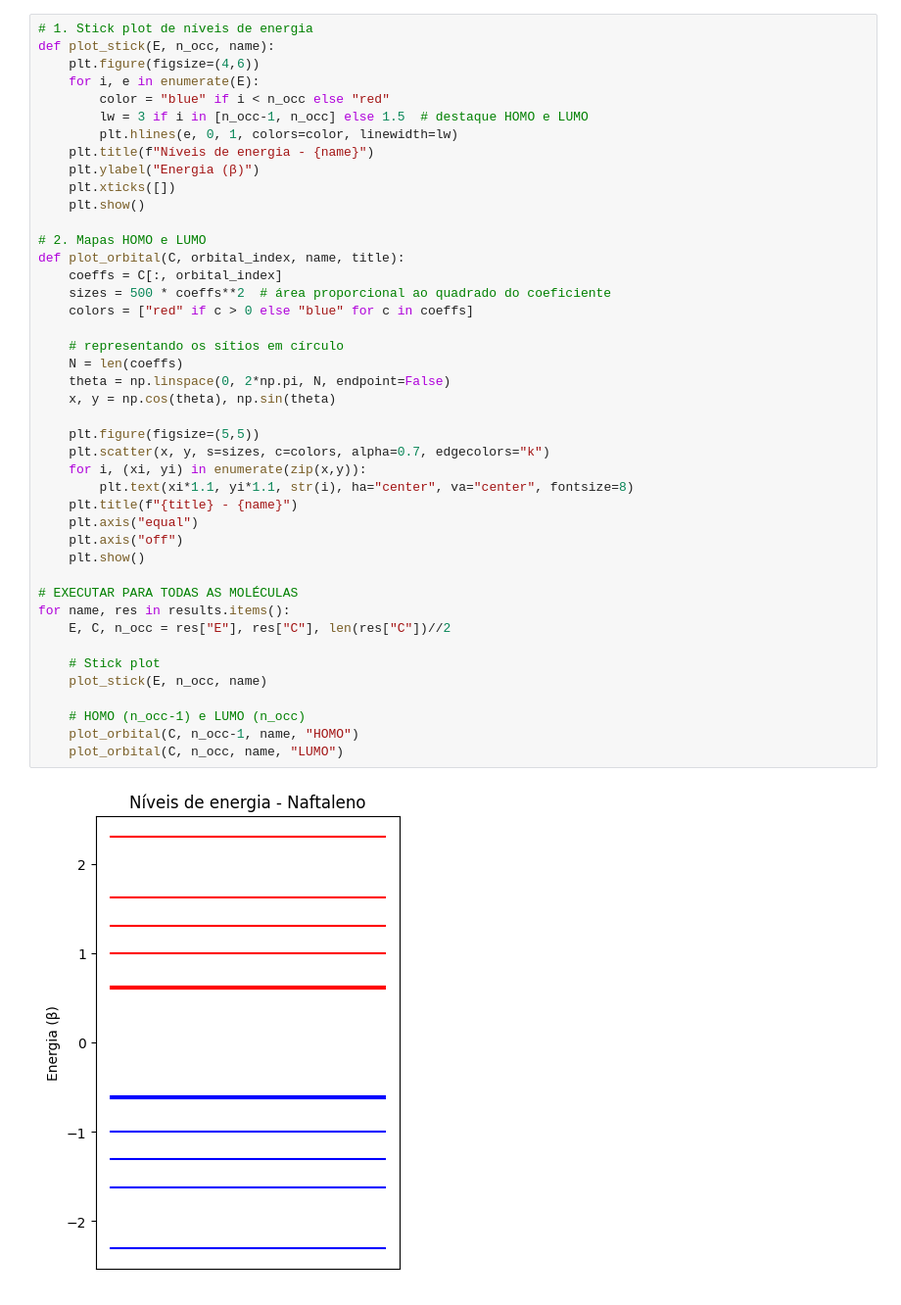
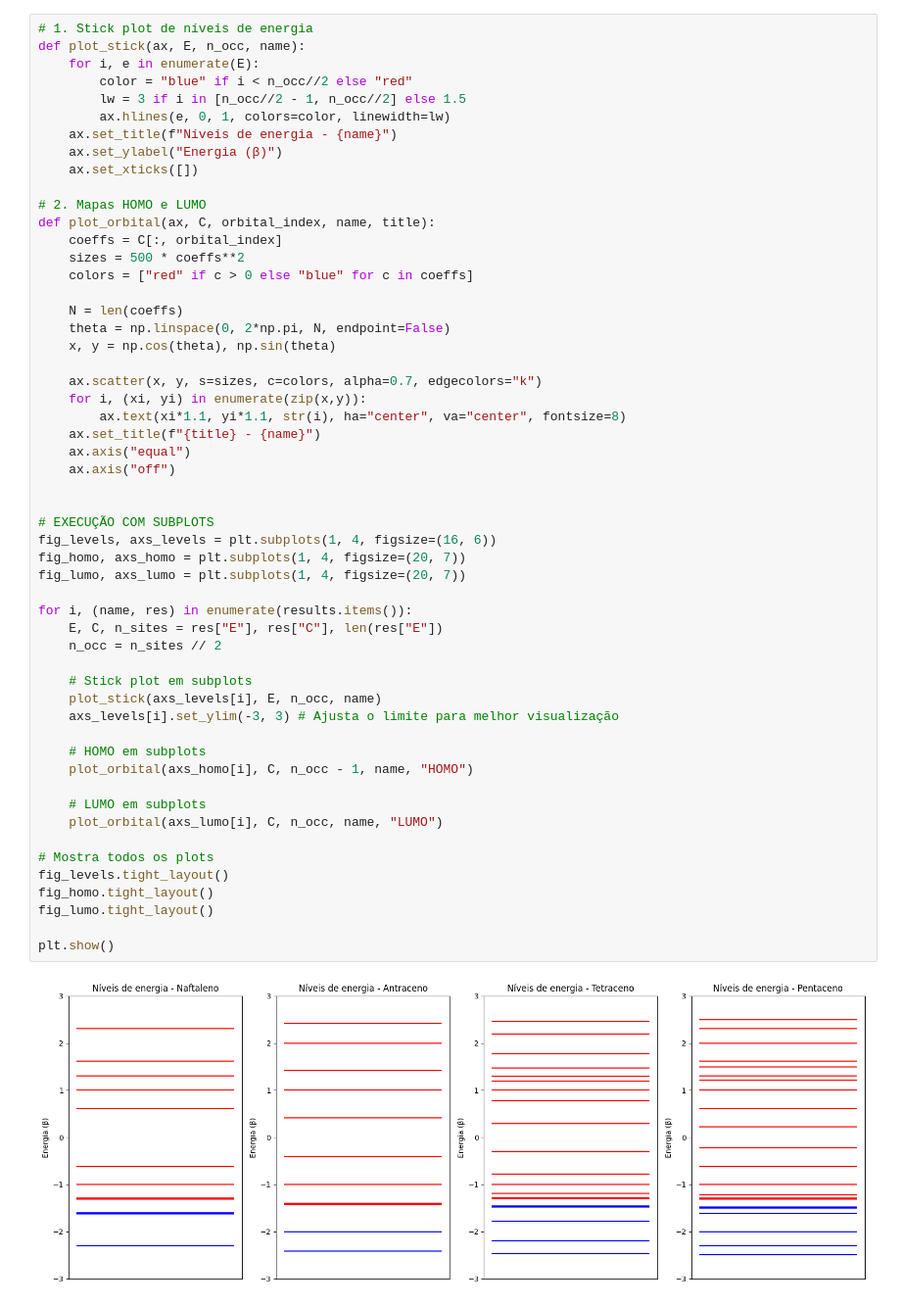
Before and after one commit to gabireisch/av8, a Jupyter notebook: av8.ipynb, the cells around one changed output. Shown: that part at 98% size. Saved outputs shown, nothing was run; the diff lists cells and outputs as text.

```diff
--- a/av8.ipynb
+++ b/av8.ipynb
@@ -389,45 +362,56 @@ Em termos químicos: quanto maior o aceno, mais **instável quimicamente** (gap
 # %%
 # 1. Stick plot de níveis de energia
-def plot_stick(E, n_occ, name):
-    plt.figure(figsize=(4,6))
+def plot_stick(ax, E, n_occ, name):
     for i, e in enumerate(E):
-        color = "blue" if i < n_occ else "red"
-        lw = 3 if i in [n_occ-1, n_occ] else 1.5  # destaque HOMO e LUMO
-        plt.hlines(e, 0, 1, colors=color, linewidth=lw)
-    plt.title(f"Níveis de energia - {name}")
-    plt.ylabel("Energia (β)")
-    plt.xticks([])
-    plt.show()
+        color = "blue" if i < n_occ//2 else "red"
+        lw = 3 if i in [n_occ//2 - 1, n_occ//2] else 1.5
+        ax.hlines(e, 0, 1, colors=color, linewidth=lw)
+    ax.set_title(f"Níveis de energia - {name}")
+    ax.set_ylabel("Energia (β)")
+    ax.set_xticks([])
 
 # 2. Mapas HOMO e LUMO
-def plot_orbital(C, orbital_index, name, title):
+def plot_orbital(ax, C, orbital_index, name, title):
     coeffs = C[:, orbital_index]
-    sizes = 500 * coeffs**2  # área proporcional ao quadrado do coeficiente
+    sizes = 500 * coeffs**2
     colors = ["red" if c > 0 else "blue" for c in coeffs]
 
-    # representando os sítios em círculo
     N = len(coeffs)
     theta = np.linspace(0, 2*np.pi, N, endpoint=False)
     x, y = np.cos(theta), np.sin(theta)
 
-    plt.figure(figsize=(5,5))
-    plt.scatter(x, y, s=sizes, c=colors, alpha=0.7, edgecolors="k")
+    ax.scatter(x, y, s=sizes, c=colors, alpha=0.7, edgecolors="k")
     for i, (xi, yi) in enumerate(zip(x,y)):
-        plt.text(xi*1.1, yi*1.1, str(i), ha="center", va="center", fontsize=8)
-    plt.title(f"{title} - {name}")
-    plt.axis("equal")
-    plt.axis("off")
-    plt.show()
+        ax.text(xi*1.1, yi*1.1, str(i), ha="center", va="center", fontsize=8)
+    ax.set_title(f"{title} - {name}")
+    ax.axis("equal")
+    ax.axis("off")
 
-# EXECUTAR PARA TODAS AS MOLÉCULAS
-for name, res in results.items():
-    E, C, n_occ = res["E"], res["C"], len(res["C"])//2
 
-    # Stick plot
-    plot_stick(E, n_occ, name)
+# EXECUÇÃO COM SUBPLOTS
+fig_levels, axs_levels = plt.subplots(1, 4, figsize=(16, 6))
+fig_homo, axs_homo = plt.subplots(1, 4, figsize=(20, 7))
+fig_lumo, axs_lumo = plt.subplots(1, 4, figsize=(20, 7))
 
-    # HOMO (n_occ-1) e LUMO (n_occ)
-    plot_orbital(C, n_occ-1, name, "HOMO")
-    plot_orbital(C, n_occ, name, "LUMO")
+for i, (name, res) in enumerate(results.items()):
+    E, C, n_sites = res["E"], res["C"], len(res["E"])
+    n_occ = n_sites // 2
+
+    # Stick plot em subplots
+    plot_stick(axs_levels[i], E, n_occ, name)
+    axs_levels[i].set_ylim(-3, 3) # Ajusta o limite para melhor visualização
+
+    # HOMO em subplots
+    plot_orbital(axs_homo[i], C, n_occ - 1, name, "HOMO")
+
+    # LUMO em subplots
+    plot_orbital(axs_lumo[i], C, n_occ, name, "LUMO")
+
+# Mostra todos os plots
+fig_levels.tight_layout()
+fig_homo.tight_layout()
+fig_lumo.tight_layout()
+
+plt.show()
 # %% [output]
-[figure, old version]
+[figure, new version]
```
Also changed, not shown: parts of 25 cells of this notebook.
